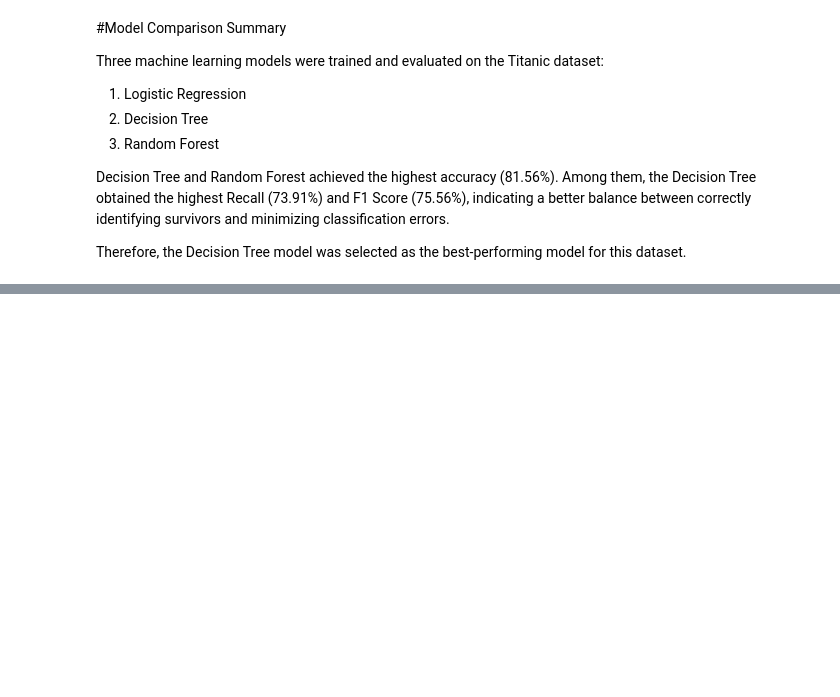
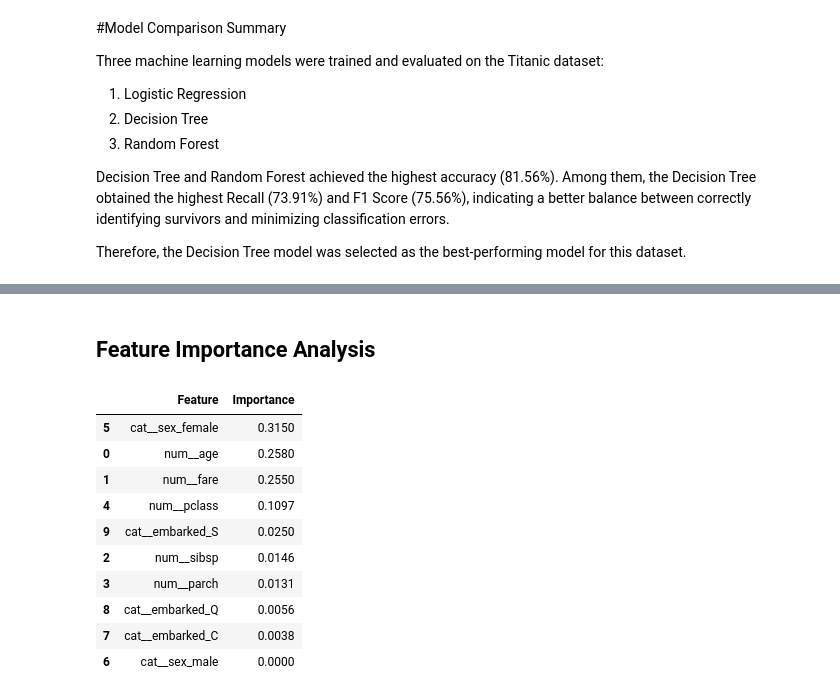
Before and after one commit to pavanndasarii/ai-ml-final-project, a Jupyter notebook: analytics/02_modeling.ipynb, the cells around one changed output, grey strips where cells are left out. Drawn from its saved outputs; the diff is of its cells as text; code cells hidden in the pictures; blank space fills up the shorter version.

```diff
--- a/analytics/02_modeling.ipynb
+++ b/analytics/02_modeling.ipynb
@@ -385,0 +528,34 @@ Therefore, the Decision Tree model was selected as the best-performing model for
+# %% [markdown]
+## Feature Importance Analysis
+# %%
+# Get feature names after preprocessing
+feature_names = decision_tree_model.named_steps["preprocessor"].get_feature_names_out()
+
+# Get feature importance from the tuned Decision Tree
+importance = decision_tree_model.named_steps["classifier"].feature_importances_
+
+# Create a DataFrame
+feature_importance = pd.DataFrame({
+    "Feature": feature_names,
+    "Importance": importance
+})
+
+# Sort by importance
+feature_importance = feature_importance.sort_values(
+    by="Importance",
+    ascending=False
+)
+
+feature_importance.round(4)
+# %% [output]
+|  | Feature | Importance |
+| 5 | cat__sex_female | 0.3150 |
+| 0 | num__age | 0.2580 |
+| 1 | num__fare | 0.2550 |
+| 4 | num__pclass | 0.1097 |
+| 9 | cat__embarked_S | 0.0250 |
+| 2 | num__sibsp | 0.0146 |
+| 3 | num__parch | 0.0131 |
+| 8 | cat__embarked_Q | 0.0056 |
+| 7 | cat__embarked_C | 0.0038 |
+| 6 | cat__sex_male | 0.0000 |
```
Also changed, not shown: parts of 11 cells of this notebook.
